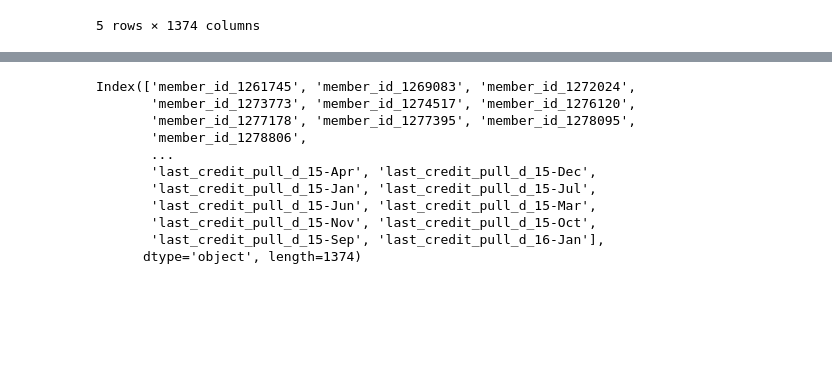
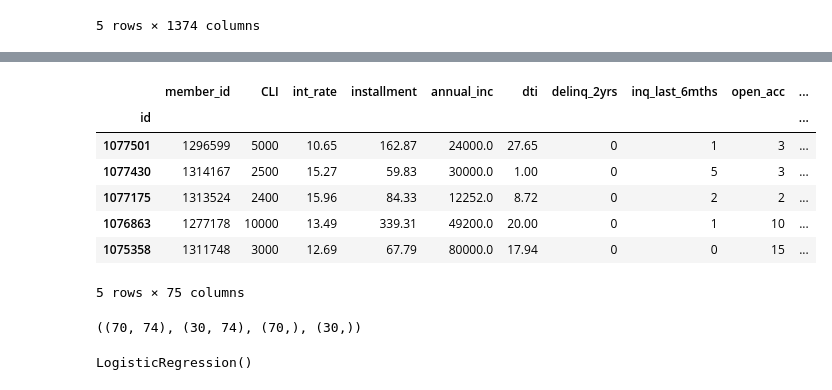
Before and after one commit to BehemothNano/Columbia-ML-Project, a Jupyter notebook: notebook.ipynb, the cells around one changed output, grey strips where cells are left out. Cells and saved outputs as stored; diff of their text form; code cells hidden in the pictures; blank space fills up the shorter version.

```diff
--- a/notebook.ipynb
+++ b/notebook.ipynb
@@ -117,14 +117,33 @@ ValueError: could not convert string to float: ' 36 months'
 # %%
-train_df.columns
+traindf.head()
 # %% [output]
+|  | member_id | CLI | int_rate | installment | annual_inc | dti | delinq_2yrs | inq_last_6mths | open_acc | ... |
+| id |  |  |  |  |  |  |  |  |  | ... |
+| 1077501 | 1296599 | 5000 | 10.65 | 162.87 | 24000.0 | 27.65 | 0 | 1 | 3 | ... |
+| 1077430 | 1314167 | 2500 | 15.27 | 59.83 | 30000.0 | 1.00 | 0 | 5 | 3 | ... |
+| 1077175 | 1313524 | 2400 | 15.96 | 84.33 | 12252.0 | 8.72 | 0 | 2 | 2 | ... |
+| 1076863 | 1277178 | 10000 | 13.49 | 339.31 | 49200.0 | 20.00 | 0 | 1 | 10 | ... |
+| 1075358 | 1311748 | 3000 | 12.69 | 67.79 | 80000.0 | 17.94 | 0 | 0 | 15 | ... |
-Index(['member_id_1261745', 'member_id_1269083', 'member_id_1272024',
-       'member_id_1273773', 'member_id_1274517', 'member_id_1276120',
-       'member_id_1277178', 'member_id_1277395', 'member_id_1278095',
-       'member_id_1278806',
-       ...
-       'last_credit_pull_d_15-Apr', 'last_credit_pull_d_15-Dec',
-       'last_credit_pull_d_15-Jan', 'last_credit_pull_d_15-Jul',
-       'last_credit_pull_d_15-Jun', 'last_credit_pull_d_15-Mar',
-       'last_credit_pull_d_15-Nov', 'last_credit_pull_d_15-Oct',
-       'last_credit_pull_d_15-Sep', 'last_credit_pull_d_16-Jan'],
-      dtype='object', length=1374)
+5 rows × 75 columns
+# %%
+all_features = traindf.drop("CLI",axis=1)
+Targeted_feature = traindf["CLI"]
+
+# total of 100 records in dataset
+# Divide the data set into two- 70% for train and 30% for test
+
+#X_train,X_test,y_train,y_test = train_test_split(all_features,Targeted_feature,test_size=0.3)
+X_train,X_test,y_train,y_test = train_test_split(all_features,Targeted_feature,test_size=0.3,random_state=42)
+
+# Check the train test data set shape
+X_train.shape,X_test.shape,y_train.shape,y_test.shape
+# %% [output]
+((70, 74), (30, 74), (70,), (30,))
+# %%
+
+from sklearn.linear_model import LogisticRegression
+
+logreg = LogisticRegression()
+logreg.fit(X_train, y_train)
+# %% [output]
+LogisticRegression()
```
Also changed, not shown: parts of 7 cells of this notebook.
